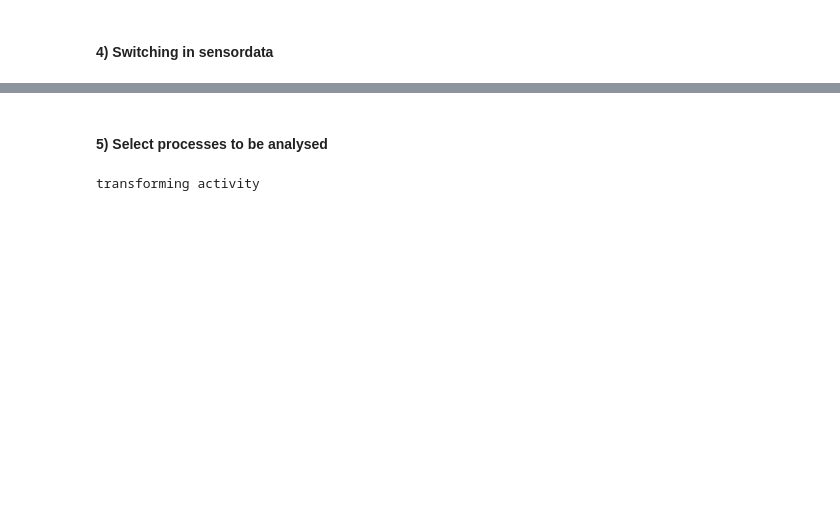
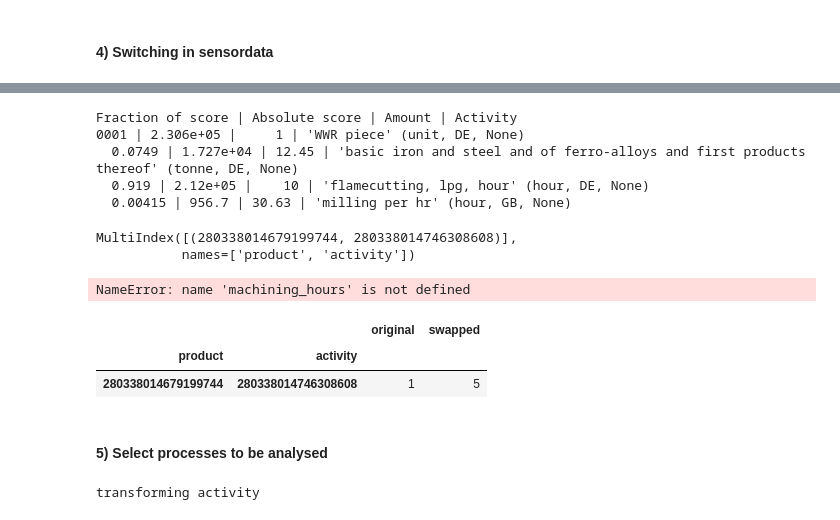
Before and after one commit to 20lca/reed, a Jupyter notebook: scripts/01_REED_analysis.ipynb, the cells around one changed output, grey strips where cells are left out. Drawn from its saved outputs; the diff is of its cells as text; code cells hidden in the pictures; blank space fills up the shorter version.

```diff
--- a/scripts/01_REED_analysis.ipynb
+++ b/scripts/01_REED_analysis.ipynb
@@ -134,0 +275,2 @@ final_df, event_summaries_df = run_sensordata_analysis(
+# %%
+machining = reed.get(name='generic machining per hr',unit='hour')
@@ -134,0 +285,18 @@ final_df, event_summaries_df = run_sensordata_analysis(
+# %%
+bwa.print_recursive_calculation(wwr_case,config.lcia_gwp100,max_level=1,cutoff=0.001)
+# %% [output]
+Fraction of score | Absolute score | Amount | Activity
+0001 | 2.306e+05 |     1 | 'WWR piece' (unit, DE, None)
+  0.0749 | 1.727e+04 | 12.45 | 'basic iron and steel and of ferro-alloys and first products thereof' (tonne, DE, None)
+  0.919 | 2.12e+05 |    10 | 'flamecutting, lpg, hour' (hour, DE, None)
+  0.00415 | 956.7 | 30.63 | 'milling per hr' (hour, GB, None)
+# %%
+cols = pd.Index(['original','swapped'])
+# %%
+rows = pd.MultiIndex.from_tuples([
+                 (machining.id,wwr_case.id),
+                  ],names=['product','activity'])
+rows
+# %% [output]
+MultiIndex([(280338014679199744, 280338014746308608)],
+           names=['product', 'activity'])
@@ -135,3 +305,14 @@ final_df, event_summaries_df = run_sensordata_analysis(
+# %%
+values = np.array([[machining_hours*1], [machining_hours*5]]).T
+# %% [output]
+NameError: name 'machining_hours' is not defined
+# %%
+scenarios = pd.DataFrame(values,index=rows,columns=cols)
+scenarios
+# %% [output]
+|  |  | original | swapped |
+| product | activity |  |  |
+| 280338014679199744 | 280338014746308608 | 1 | 5 |
 # %% [markdown]
 #### 5) Select processes to be analysed
 # %%
```
Also changed, not shown: parts of 22 cells of this notebook, 1 other file.
